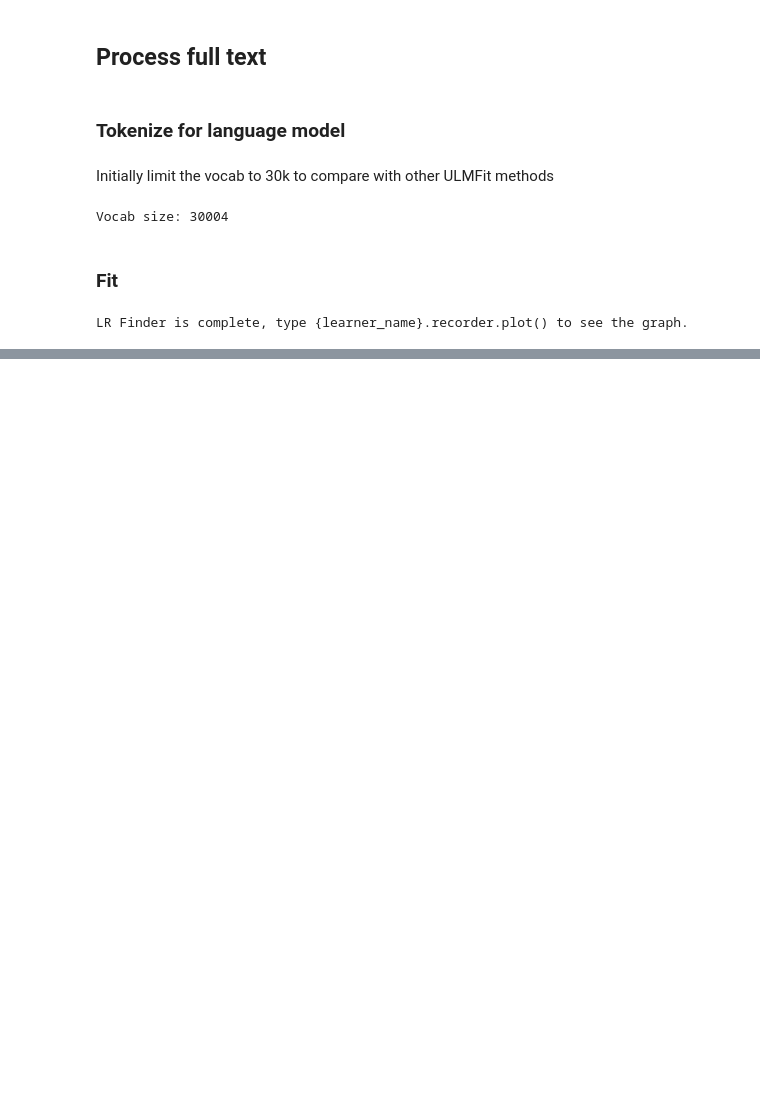
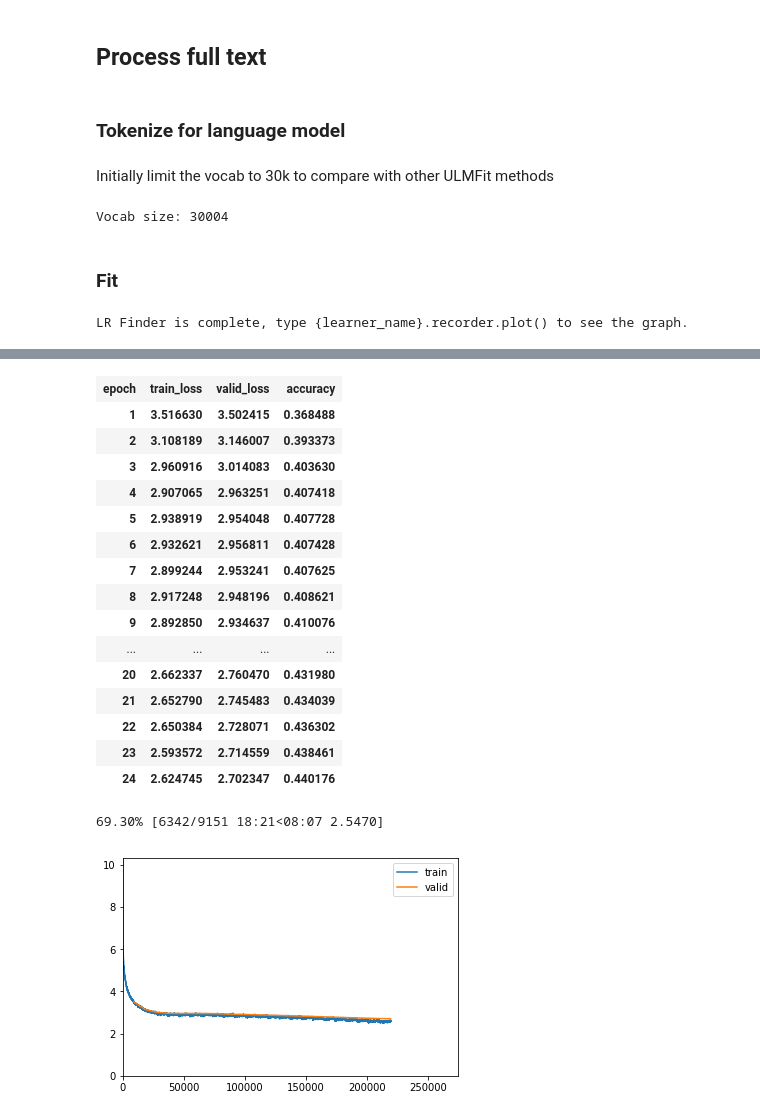
Before and after one commit to cudawarped/fastai-notebooks, a Jupyter notebook: nlp/wiki103_greek.ipynb, the cells around one changed output, grey strips where cells are left out. Cells and saved outputs as stored; diff of their text form; code cells hidden in the pictures; blank space fills up the shorter version.

```diff
--- a/nlp/wiki103_greek.ipynb
+++ b/nlp/wiki103_greek.ipynb
@@ -156,0 +180,3 @@ learn.recorder.plot(skip_end=15)
+# %%
+learn.fit_one_cycle(30, 5e-3, moms=(0.8,0.7),callbacks=[ShowGraph(learn), SaveModelCallback(learn,monitor='accuracy',mode='max',name='bestmodel_lm4_' + source_txt)])
+# %% [output]
@@ -156,0 +184,18 @@ learn.recorder.plot(skip_end=15)
+| epoch | train_loss | valid_loss | accuracy |
+| 1 | 3.516630 | 3.502415 | 0.368488 |
+| 2 | 3.108189 | 3.146007 | 0.393373 |
+| 3 | 2.960916 | 3.014083 | 0.403630 |
+| 4 | 2.907065 | 2.963251 | 0.407418 |
+| 5 | 2.938919 | 2.954048 | 0.407728 |
+| 6 | 2.932621 | 2.956811 | 0.407428 |
+| 7 | 2.899244 | 2.953241 | 0.407625 |
+| 8 | 2.917248 | 2.948196 | 0.408621 |
+| 9 | 2.892850 | 2.934637 | 0.410076 |
+| ... | ... | ... | ... |
+| 20 | 2.662337 | 2.760470 | 0.431980 |
+| 21 | 2.652790 | 2.745483 | 0.434039 |
+| 22 | 2.650384 | 2.728071 | 0.436302 |
+| 23 | 2.593572 | 2.714559 | 0.438461 |
+| 24 | 2.624745 | 2.702347 | 0.440176 |
+69.30% [6342/9151 18:21<08:07 2.5470]
+[figure, added]
```
Also changed, not shown: parts of 20 cells of this notebook, 8 other files.
